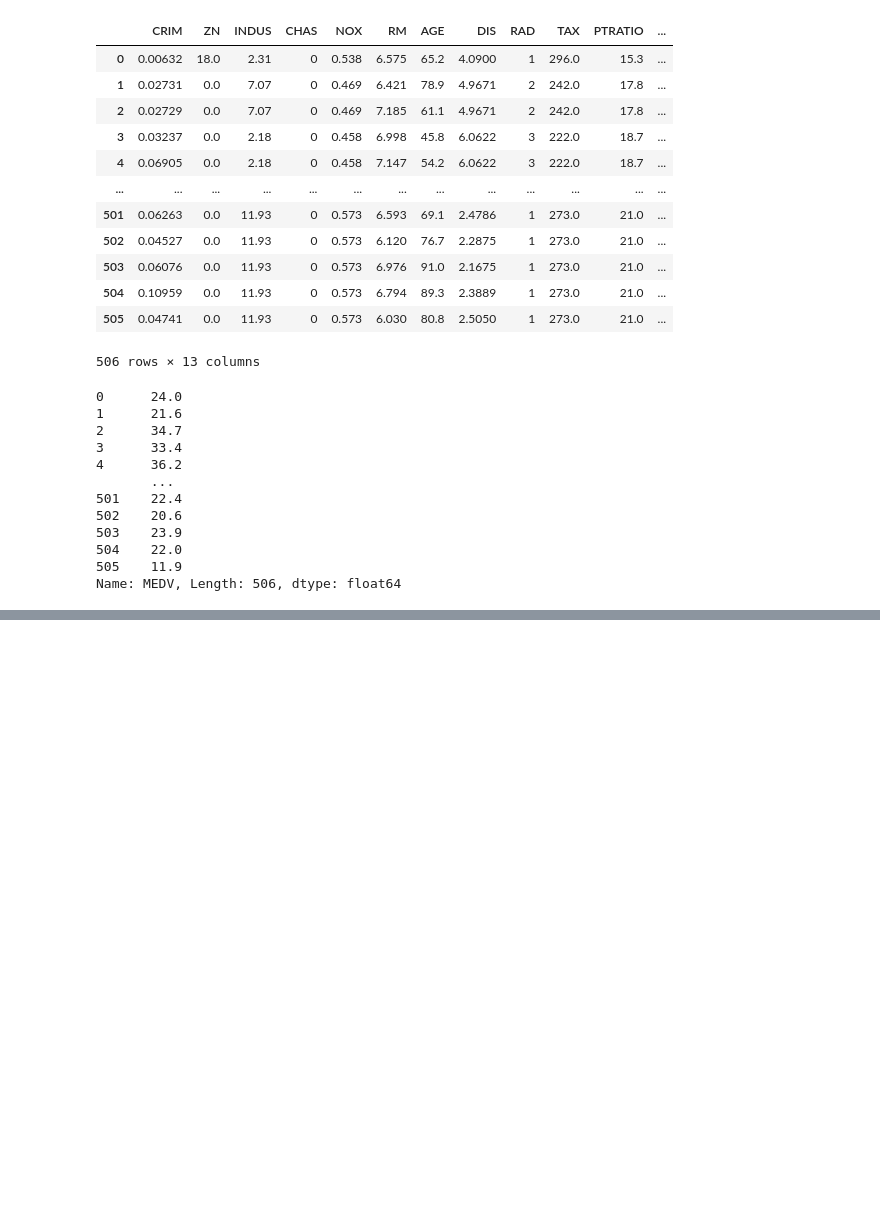
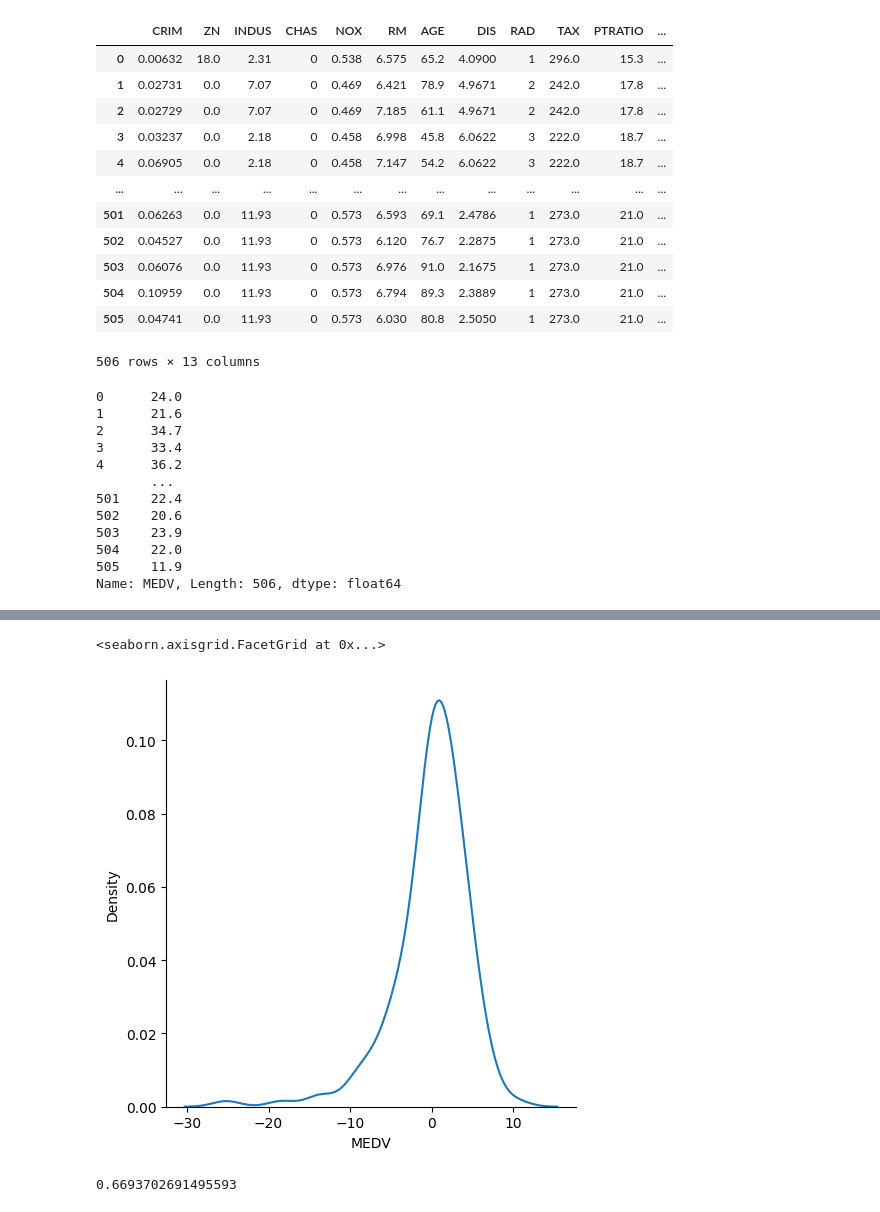
Before and after one commit to vikkastaneja/self_learning, a Jupyter notebook: linear_regression/linear_regression.ipynb, the cells around one changed output, grey strips where cells are left out. Drawn from its saved outputs; the diff is of its cells as text; code cells hidden in the pictures; blank space fills up the shorter version.

Commit message:
Linear Regression

```diff
--- a/linear_regression/linear_regression.ipynb
+++ b/linear_regression/linear_regression.ipynb
@@ -116,0 +116,4 @@ X_test_tranformed = scaler.transform(X_test) # Test data for only transforming,
+# %%
+regression = LinearRegression()
+regression.fit(X_train_tranformed, y_train)
+mse = cross_val_score(regression, X_train_tranformed, y_train, cv=10, scoring='neg_mean_squared_error')
@@ -116,0 +124,4 @@ X_test_tranformed = scaler.transform(X_test) # Test data for only transforming,
+# %%
+## Prediction on test data
+
+reg_predict = regression.predict(X_test_tranformed)
@@ -116,0 +148,12 @@ X_test_tranformed = scaler.transform(X_test) # Test data for only transforming,
+# %%
+import seaborn as sns
+sns.displot(reg_predict-y_test, kind='kde')
+# %% [output]
+<seaborn.axisgrid.FacetGrid at 0x...>
+[figure, added]
+# %%
+from sklearn.metrics import r2_score
+score = r2_score(reg_predict, y_test)
+score
+# %% [output]
+0.6693702691495593
```
Also changed, not shown: parts of 5 cells of this notebook.
